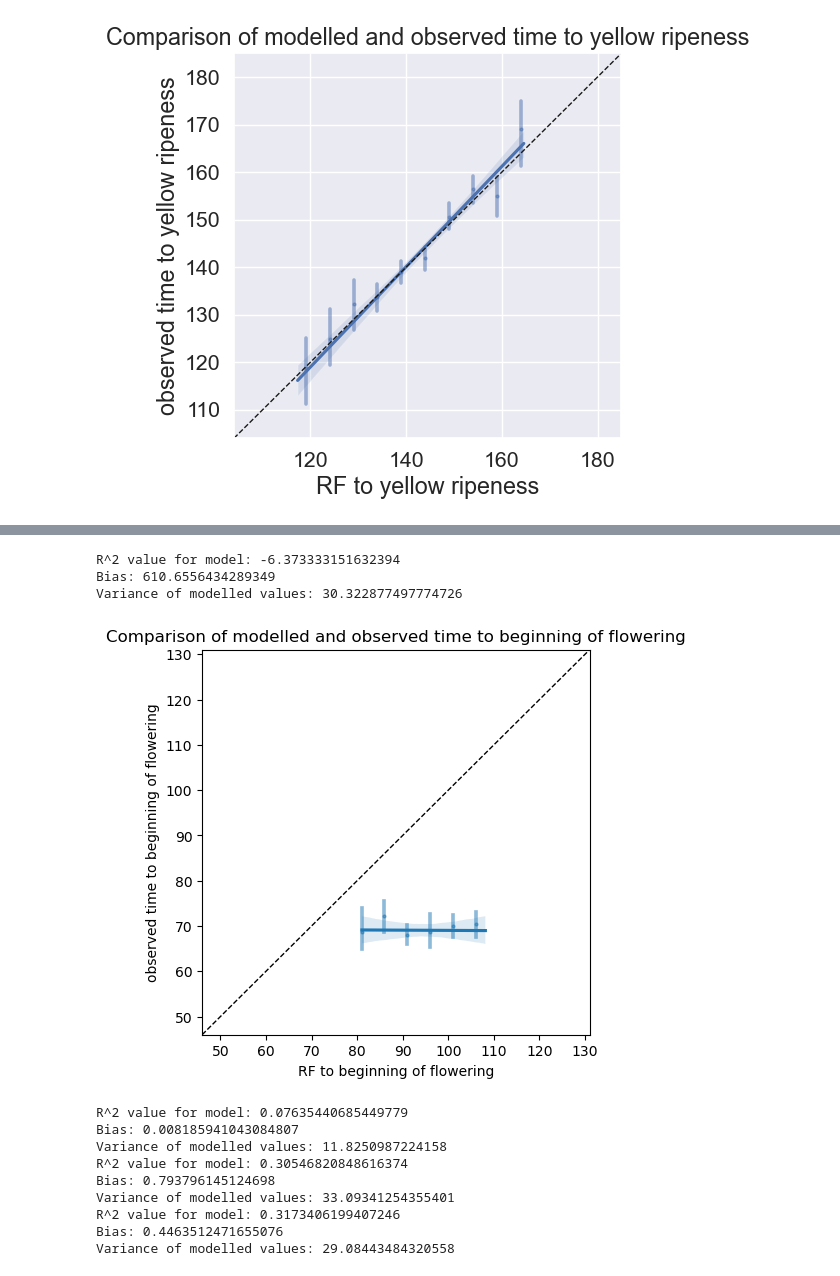
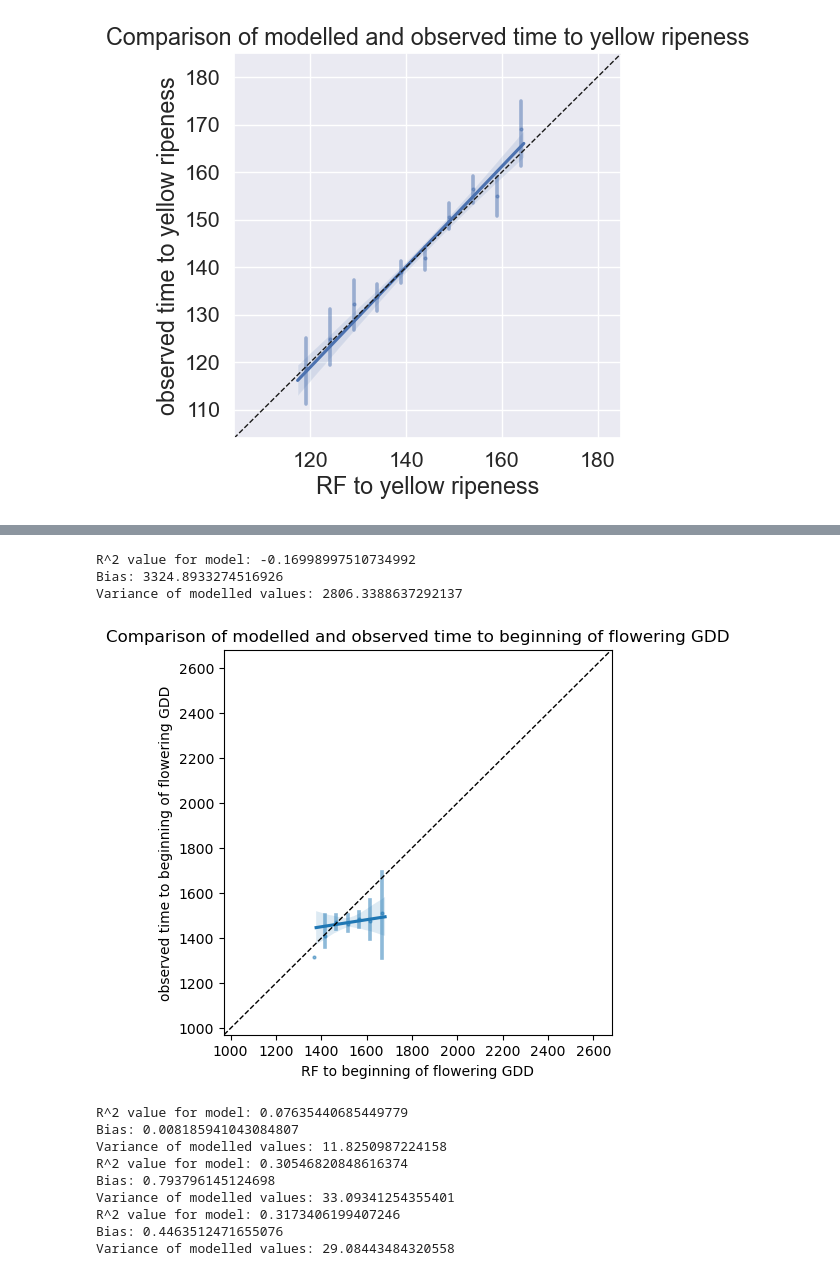
Before and after one commit to MartinP556/ML_algorithms, a Jupyter notebook: ML_Practise.ipynb, the cells around one changed output, grey strips where cells are left out. Saved outputs shown, nothing was run; the diff lists cells and outputs as text; code cells hidden in the pictures.

```diff
--- a/ML_Practise.ipynb
+++ b/ML_Practise.ipynb
@@ -214,6 +348,11 @@ ds_flowering_KE
 #ds_ripeness = prepare_frame_for_ML(ds_inputs, ['yellow ripeness'], ['t2m'], numdays = 200, predictor_type = 'savgol', T_base = 6)#, cumulative=False)
 ds_flowering_KE = prepare_frame_for_ML(ds_inputs, ['beginning of flowering'], ['t2m'], numdays = 200, predictor_type = 'savgol', temperature_type='temperature')#, cumulative=False)
 #ds_emergence = prepare_frame_for_ML(ds_inputs, ['beginning of emergence'], ['t2m'], numdays = 200, predictor_type = 'savgol')#, cumulative=False)
+# %%
+ds_inputs_DE['observed time to beginning of flowering'] = pd.to_timedelta(ds_inputs_DE['observed time to beginning of flowering']).dt.days
+#ds_ripeness_DE_savgol = prepare_frame_for_ML(ds_inputs_DE, ['yellow ripeness'], ['t2m'], numdays = 200, predictor_type = 'savgol', temperature_type='t2m')#, cumulative=False)
+ds_flowering_DE_GDD = prepare_frame_for_ML(ds_inputs_DE, ['beginning of flowering'], ['t2m'], numdays = 200, predictor_type = 'GDD_NDVI', temperature_type='t2m')#, cumulative=False)
+#ds_emergence_DE_savgol = prepare_frame_for_ML(ds_inputs_DE, ['beginning of emergence'], ['t2m'], numdays = 200, predictor_type = 'savgol', temperature_type='t2m')#, cumulative=False)
 # %%
 ds_ripeness_DE_savgol = prepare_frame_for_ML(ds_inputs_DE, ['yellow ripeness'], ['t2m'], numdays = 200, predictor_type = 'savgol', temperature_type='t2m')#, cumulative=False)
 ds_flowering_DE_savgol = prepare_frame_for_ML(ds_inputs_DE, ['beginning of flowering'], ['t2m'], numdays = 200, predictor_type = 'savgol', temperature_type='t2m')#, cumulative=False)
@@ -338,3 +423,14 @@ Variance of modelled values: 96.58201577784354
 [figure]
 [figure]
 [figure]
+# %%
+NDVI_DE = ds_flowering_DE_GDD[[f'NDVI at GDD {n}' for n in range(0, 2800, 100)]]
+NDVI_max = ds_flowering_DE_GDD[[f'NDVI at GDD {n}' for n in range(0, 2800, 100)]].max(axis=1)
+NDVI_min = ds_flowering_DE_GDD[[f'NDVI at GDD {n}' for n in range(0, 2800, 100)]].min(axis=1)
+ds_flowering_DE_GDD[[f'NDVI at GDD {n}' for n in range(0, 2800, 100)]] = NDVI_DE.apply(lambda col: (col - NDVI_min)/(NDVI_max - NDVI_min), axis=0)
+# %%
+test_flowering_DE, train_flowering_DE, clf_flowering_DE = train_and_run_tree(ds_flowering_DE_GDD,
+                                                     phase_list = ['beginning of flowering GDD'],
+                                                     training_columns = [f'NDVI at GDD {n}' for n in range(0, 2800, 100)],# + [f't2m at day {n}' for n in range(200)],# +
+                                                     response_columns =['observed time to beginning of flowering GDD'])
+plot_modelled_observed(test_flowering_DE, phase_list = ['beginning of flowering GDD'])
@@ -340,0 +462,10 @@ Variance of modelled values: 96.58201577784354
+# %%
+phase_list = ['beginning of flowering GDD']
+ds_flowering_SSA_GDD = prepare_frame_for_ML(ds_inputs_SSA, ['beginning of flowering'], ['t2m'], numdays = 200, predictor_type = 'GDD_NDVI', temperature_type='temperature')#, cumulative=False)
+training_columns_SSA = [f'NDVI at GDD {n}' for n in range(0, 2800, 100)] #+ [f'temperature at day {n}' for n in range(200)]#,  #['modelled time to beginning of flowering']  +
+response_columns =['observed time to beginning of flowering GDD']
+train_SSA, test_SSA = train_test_split(ds_flowering_SSA_GDD, test_size=0.2, random_state = 1)
+ds_flowering_SSA_GDD = apply_tree_new_data(ds_flowering_SSA_GDD, clf_flowering_DE,
+                                        phase_list = phase_list,
+                                        training_columns=training_columns_SSA,
+                                        response_columns = response_columns)
@@ -348,12 +495,12 @@ ds_flowering_KE = apply_tree_new_data(ds_flowering_KE, clf_flowering_DE,
                                         training_columns=training_columns_KE,
                                         response_columns = response_columns)
 # %%
-plot_modelled_observed(ds_flowering_KE, phase_list = ['beginning of flowering'])
+plot_modelled_observed(ds_flowering_SSA_GDD, phase_list = ['beginning of flowering GDD'])
 # %% [output]
-R^2 value for model: -6.373333151632394
-Bias: 610.6556434289349
-Variance of modelled values: 30.322877497774726
+R^2 value for model: -0.16998997510734992
+Bias: 3324.8933274516926
+Variance of modelled values: 2806.3388637292137
-[figure, old version]
+[figure, new version]
 # %%
 test_flowering_no_RS, train_flowering_no_RS = train_and_run_tree(ds_flowering,
                                                      phase_list = ['beginning of flowering'],
```
Also changed, not shown: parts of 25 cells of this notebook, 3 other files.
